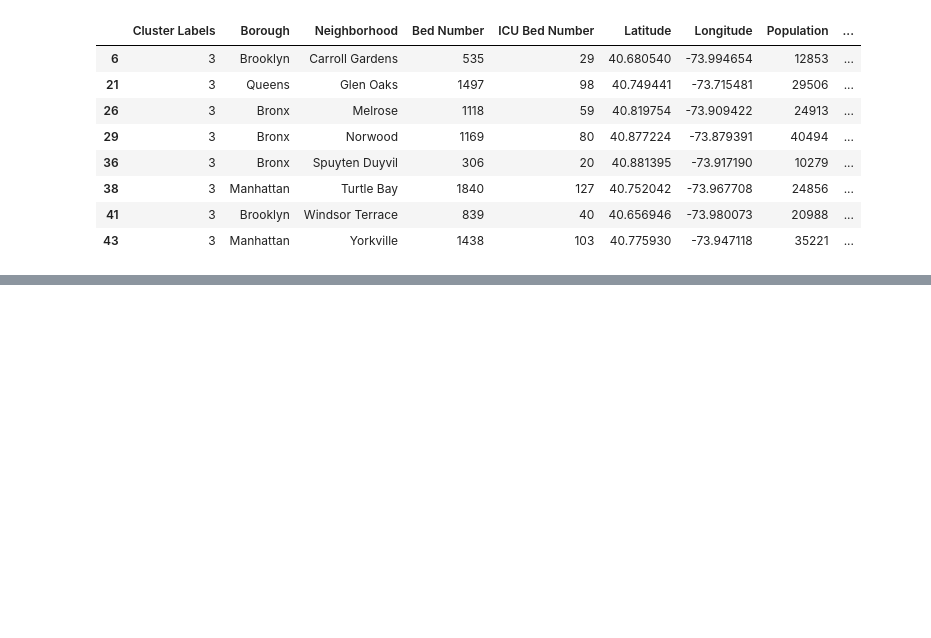
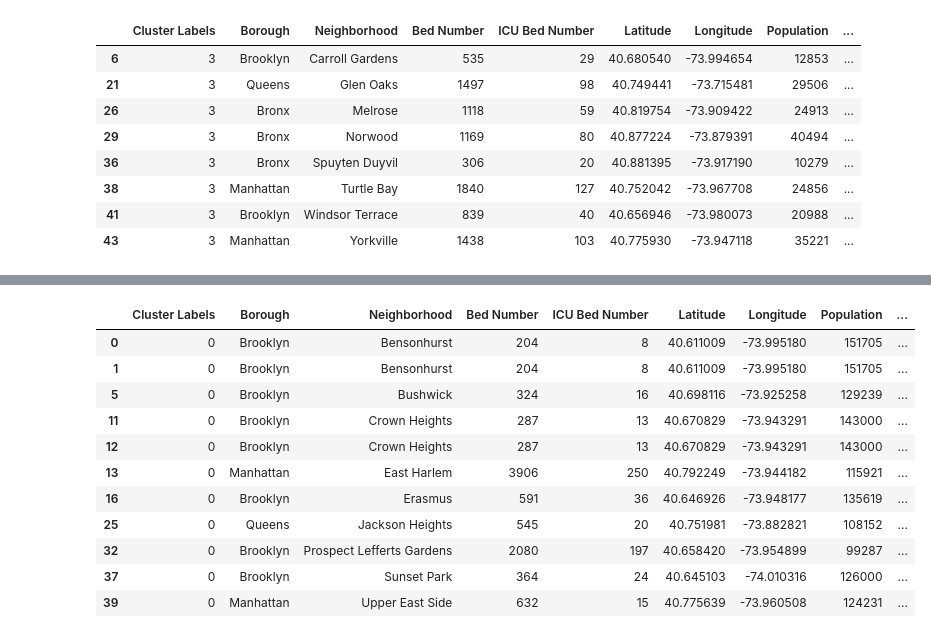
Before and after one commit to anandshaw214-source/appliedDataScience_Assignments, a Jupyter notebook: The Battle of Neighborhoods - NYC Bed vs ICU.ipynb, the cells around one changed output, grey strips where cells are left out. Saved outputs shown, nothing was run; the diff lists cells and outputs as text; code cells hidden in the pictures; blank space fills up the shorter version.

```diff
--- a/The Battle of Neighborhoods - NYC Bed vs ICU.ipynb
+++ b/The Battle of Neighborhoods - NYC Bed vs ICU.ipynb
@@ -639,0 +669,15 @@ df[(df['Cluster Labels'] == 3)]
+# %%
+df[(df['Cluster Labels'] == 0)]
+# %% [output]
+|  | Cluster Labels | Borough | Neighborhood | Bed Number | ICU Bed Number | Latitude | Longitude | Population | ... |
+| 0 | 0 | Brooklyn | Bensonhurst | 204 | 8 | 40.611009 | -73.995180 | 151705 | ... |
+| 1 | 0 | Brooklyn | Bensonhurst | 204 | 8 | 40.611009 | -73.995180 | 151705 | ... |
+| 5 | 0 | Brooklyn | Bushwick | 324 | 16 | 40.698116 | -73.925258 | 129239 | ... |
+| 11 | 0 | Brooklyn | Crown Heights | 287 | 13 | 40.670829 | -73.943291 | 143000 | ... |
+| 12 | 0 | Brooklyn | Crown Heights | 287 | 13 | 40.670829 | -73.943291 | 143000 | ... |
+| 13 | 0 | Manhattan | East Harlem | 3906 | 250 | 40.792249 | -73.944182 | 115921 | ... |
+| 16 | 0 | Brooklyn | Erasmus | 591 | 36 | 40.646926 | -73.948177 | 135619 | ... |
+| 25 | 0 | Queens | Jackson Heights | 545 | 20 | 40.751981 | -73.882821 | 108152 | ... |
+| 32 | 0 | Brooklyn | Prospect Lefferts Gardens | 2080 | 197 | 40.658420 | -73.954899 | 99287 | ... |
+| 37 | 0 | Brooklyn | Sunset Park | 364 | 24 | 40.645103 | -74.010316 | 126000 | ... |
+| 39 | 0 | Manhattan | Upper East Side | 632 | 15 | 40.775639 | -73.960508 | 124231 | ... |
```
Also changed, not shown: parts of 7 cells of this notebook.
